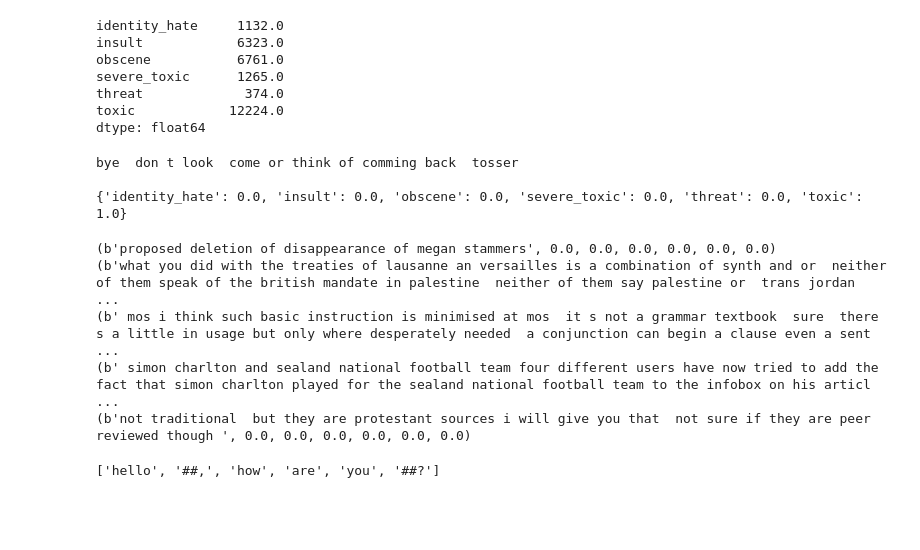
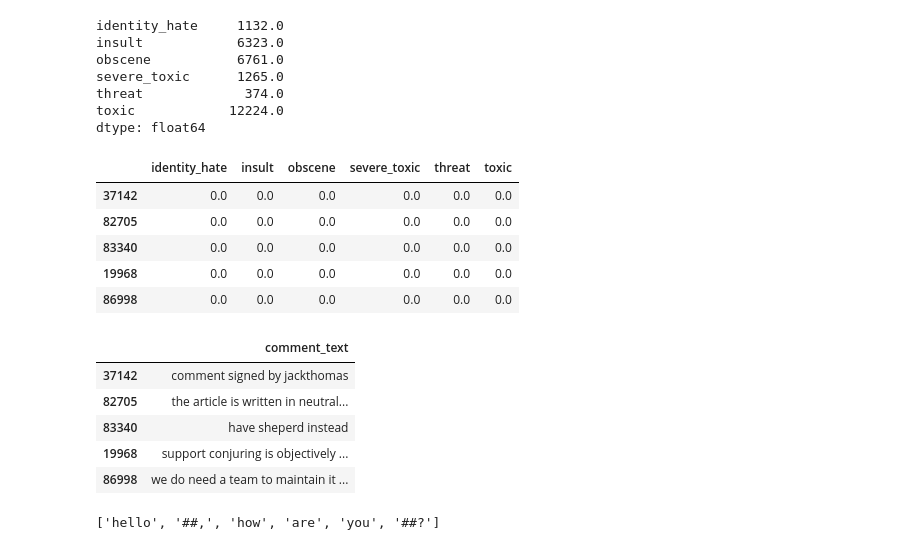
Before and after one commit to mathluva/Bert-Toxic-Comments, a Jupyter notebook: Toxic_Comments.ipynb, the cells around one changed output. Saved outputs shown, nothing was run; the diff lists cells and outputs as text; code cells hidden in the pictures; blank space fills up the shorter version.

```diff
--- a/Toxic_Comments.ipynb
+++ b/Toxic_Comments.ipynb
@@ -108,6 +152,6 @@ validation shape: (6383, 8)
 # %%
-label_columns =['identity_hate',	'insult',	'obscene', 'severe_toxic',	'threat',	'toxic'	]
-train_df[label_columns].sum()
+label_df=train_df[['identity_hate',	'insult',	'obscene', 'severe_toxic',	'threat',	'toxic'	]]
+label_df.sum() #sum of 1 in each column
 # %% [output]
 identity_hate     1132.0
 insult            6323.0
@@ -116,28 +160,3 @@ severe_toxic      1265.0
 threat             374.0
 toxic            12224.0
 dtype: float64
-# %%
-sample_row = df.iloc[16]
-sample_comment = sample_row.comment_text
-sample_labels = sample_row[label_columns]
-print(sample_comment)
-print()
-print(sample_labels.to_dict())
-# %% [output]
-bye  don t look  come or think of comming back  tosser
-
-{'identity_hate': 0.0, 'insult': 0.0, 'obscene': 0.0, 'severe_toxic': 0.0, 'threat': 0.0, 'toxic': 1.0}
-# %%
-with tf.device('/cpu:0'):
-    train_data = tf.data.Dataset.from_tensor_slices((train_df['comment_text'].values, train_df['identity_hate'].values, train_df['insult'].values,train_df['obscene'].values,train_df['severe_toxic'].values,train_df['threat'].values,train_df['toxic'].values))
-    valid_data = tf.data.Dataset.from_tensor_slices((valid_df['comment_text'].values, valid_df['identity_hate'].values, valid_df['insult'].values,valid_df['obscene'].values,valid_df['severe_toxic'].values,valid_df['threat'].values,valid_df['toxic'].values ))
-    sample = train_data.take(5) #take at look at 5 tensors
-
-for element in sample.as_numpy_iterator():
-  print(element)
-# %% [output]
-(b'proposed deletion of disappearance of megan stammers', 0.0, 0.0, 0.0, 0.0, 0.0, 0.0)
-(b'what you did with the treaties of lausanne an versailles is a combination of synth and or  neither of them speak of the british mandate in palestine  neither of them say palestine or  trans jordan  ...
-(b' mos i think such basic instruction is minimised at mos  it s not a grammar textbook  sure  there s a little in usage but only where desperately needed  a conjunction can begin a clause even a sent ...
-(b' simon charlton and sealand national football team four different users have now tried to add the fact that simon charlton played for the sealand national football team to the infobox on his articl ...
-(b'not traditional  but they are protestant sources i will give you that  not sure if they are peer reviewed though ', 0.0, 0.0, 0.0, 0.0, 0.0, 0.0)
@@ -161,0 +163,19 @@ tokenizer = tokenization.FullTokenizer(vocab_file, do_lower_case)
+# %%
+label_df.head()
+# %% [output]
+|  | identity_hate | insult | obscene | severe_toxic | threat | toxic |
+| 37142 | 0.0 | 0.0 | 0.0 | 0.0 | 0.0 | 0.0 |
+| 82705 | 0.0 | 0.0 | 0.0 | 0.0 | 0.0 | 0.0 |
+| 83340 | 0.0 | 0.0 | 0.0 | 0.0 | 0.0 | 0.0 |
+| 19968 | 0.0 | 0.0 | 0.0 | 0.0 | 0.0 | 0.0 |
+| 86998 | 0.0 | 0.0 | 0.0 | 0.0 | 0.0 | 0.0 |
+# %%
+text_df = train_df[['comment_text']]
+text_df.head()
+# %% [output]
+|  | comment_text |
+| 37142 | comment signed by jackthomas |
+| 82705 | the article is written in neutral... |
+| 83340 | have sheperd instead |
+| 19968 | support conjuring is objectively ... |
+| 86998 | we do need a team to maintain it ... |
```
Also changed, not shown: parts of 26 cells of this notebook.
